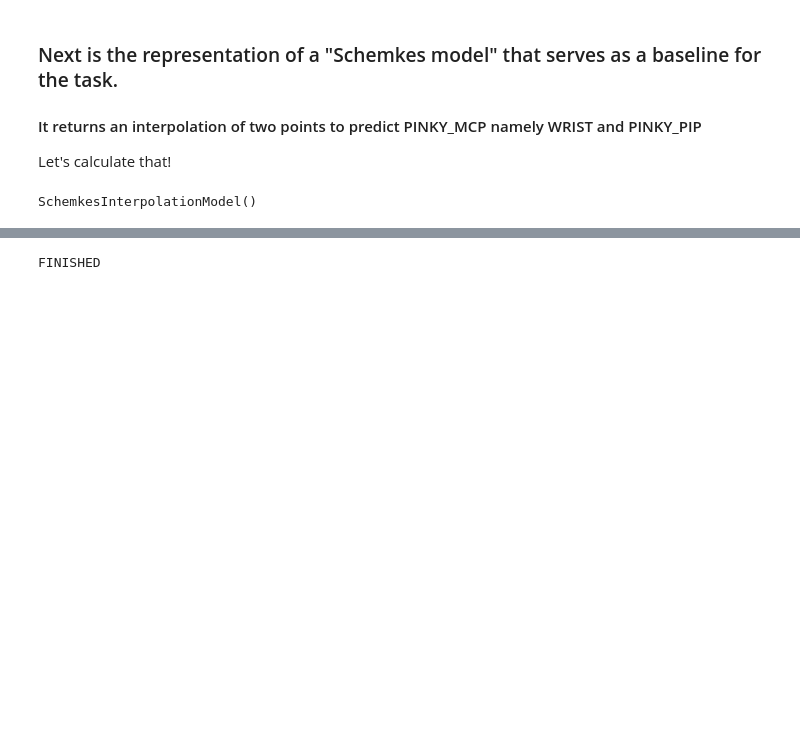
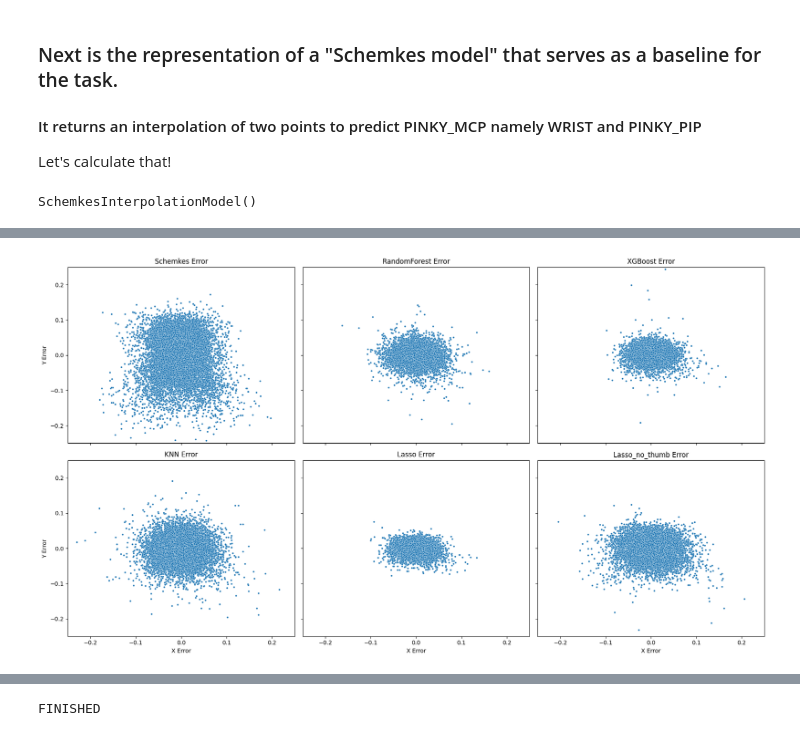
Before and after one commit to MarekTran/hypothenar-inferrence, a Jupyter notebook: main.ipynb, the cells around one changed output, grey strips where cells are left out. Saved outputs shown, nothing was run; the diff lists cells and outputs as text; code cells hidden in the pictures; blank space fills up the shorter version.

Commit message:
First draft

```diff
--- a/main.ipynb
+++ b/main.ipynb
@@ -1690,0 +1807,41 @@ for metric in metrics:
+# %%
+import matplotlib.pyplot as plt
+import seaborn as sns
+import numpy as np
+
+# Assuming tuned_models and tuned_models_names are already defined
+
+# Fit the first model
+tuned_models[0].fit(X_train, y_train)
+
+# Calculate residuals for all models
+residuals = []
+for i in range(len(tuned_models)):
+    y_pred = tuned_models[i].predict(X_test)
+    residuals.append(y_pred - y_test.to_numpy())
+
+# Find the overall min and max residual values for consistent scaling
+min_x = min([np.min(res[:, 0]) for res in residuals])
+max_x = max([np.max(res[:, 0]) for res in residuals])
+min_y = min([np.min(res[:, 1]) for res in residuals])
+max_y = max([np.max(res[:, 1]) for res in residuals])
+
+# Create subplots with shared scales
+fig, axes = plt.subplots(2, 3, figsize=(18, 10), sharex=True, sharey=True)
+axes = axes.flatten()
+
+for i in range(len(tuned_models)):
+    ax = axes[i]
+    sns.scatterplot(x=residuals[i][:, 0], y=residuals[i][:, 1], ax=ax, s=10)
+    ax.set_xlabel('X Error')
+    ax.set_ylabel('Y Error')
+    ax.set_title(f'{tuned_models_names[i]} Error')
+    ax.set_xlim(-0.25, 0.25)
+    ax.set_ylim(-0.25, 0.25)
+    # ax.set_xlim(min_x, max_x)
+    # ax.set_ylim(min_y, max_y)
+
+plt.tight_layout()
+plt.show()
+# %% [output]
+[figure, added]
```
Also changed, not shown: parts of 57 cells of this notebook, 3 other files.
